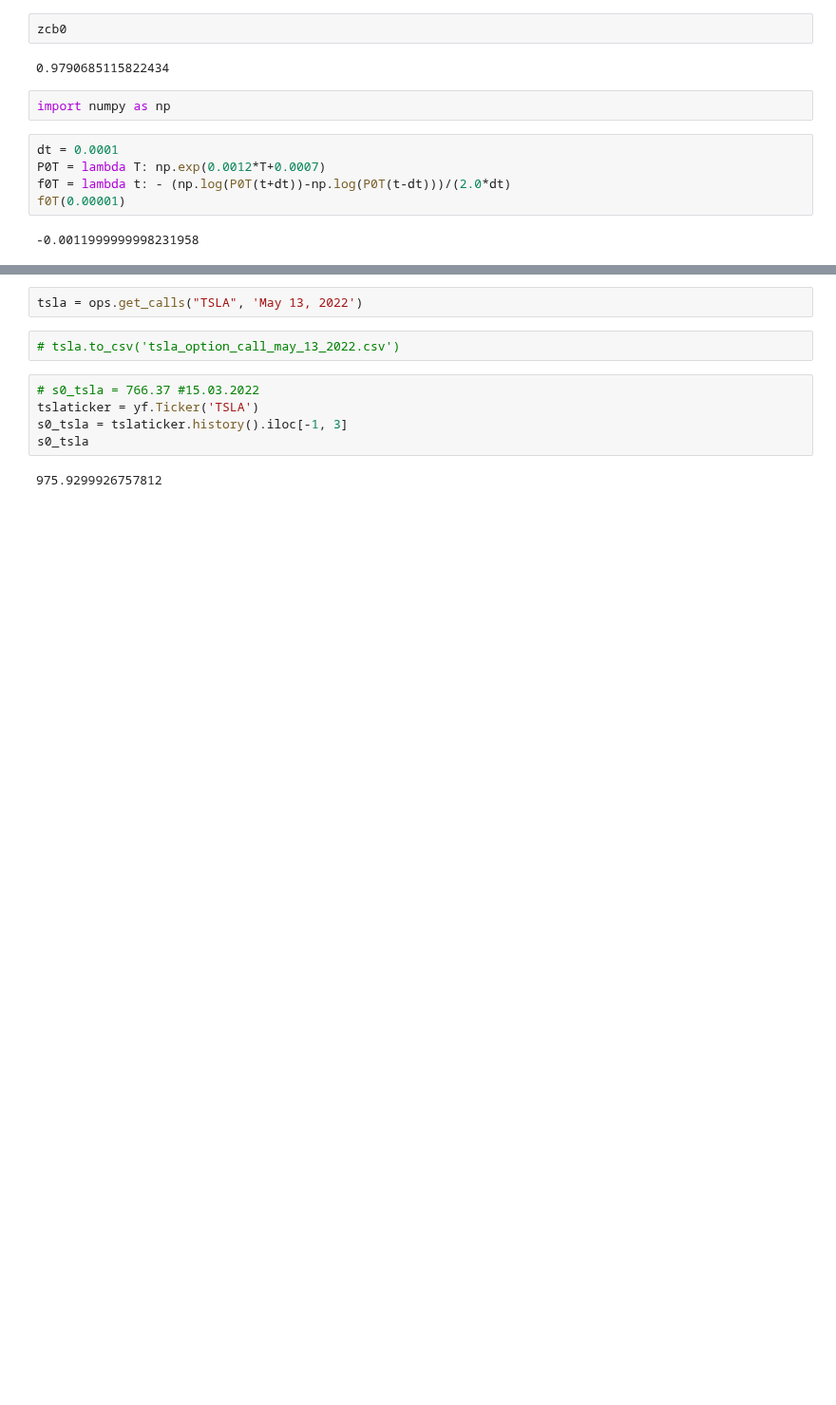
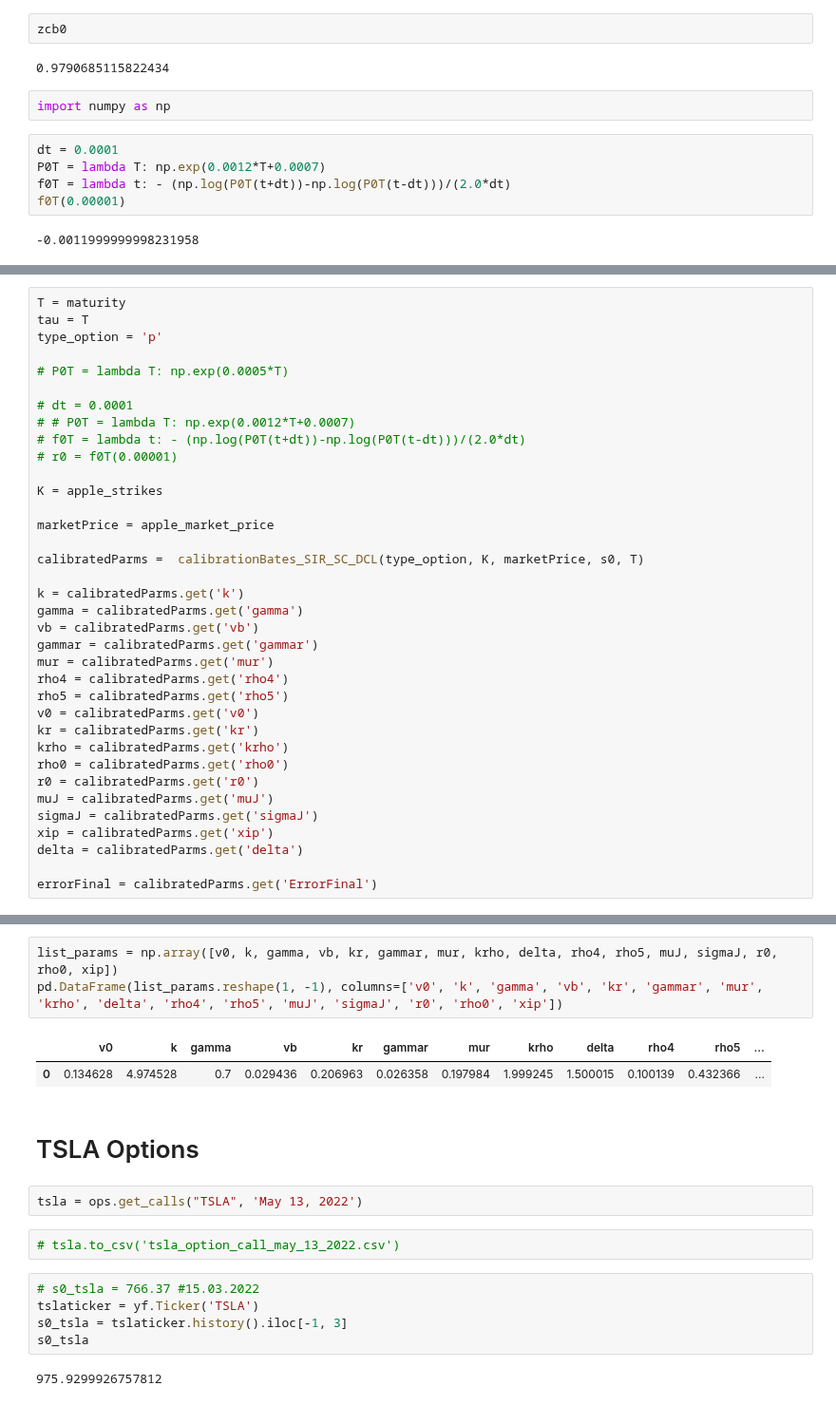
Before and after one commit to kirillzx/Generalized-Bates-model-draft, a Jupyter notebook: Calibrations/Calibration_Main_Puts.ipynb, the cells around one changed output, grey strips where cells are left out. Shown at 95% size. Drawn from its saved outputs; the diff is of its cells as text; blank space fills up the shorter version.

```diff
--- a/Calibrations/Calibration_Main_Puts.ipynb
+++ b/Calibrations/Calibration_Main_Puts.ipynb
@@ -828,0 +770,36 @@ np.sqrt(params_heston_AES.fun)
+# %%
+T = maturity
+tau = T
+type_option = 'p'
+
+# P0T = lambda T: np.exp(0.0005*T)
+
+# dt = 0.0001
+# # P0T = lambda T: np.exp(0.0012*T+0.0007)
+# f0T = lambda t: - (np.log(P0T(t+dt))-np.log(P0T(t-dt)))/(2.0*dt)
+# r0 = f0T(0.00001)
+
+K = apple_strikes
+
+marketPrice = apple_market_price
+
+calibratedParms =  calibrationBates_SIR_SC_DCL(type_option, K, marketPrice, s0, T)
+
+k = calibratedParms.get('k')
+gamma = calibratedParms.get('gamma')
+vb = calibratedParms.get('vb')
+gammar = calibratedParms.get('gammar')
+mur = calibratedParms.get('mur')
+rho4 = calibratedParms.get('rho4')
+rho5 = calibratedParms.get('rho5')
+v0 = calibratedParms.get('v0')
+kr = calibratedParms.get('kr')
+krho = calibratedParms.get('krho')
+rho0 = calibratedParms.get('rho0')
+r0 = calibratedParms.get('r0')
+muJ = calibratedParms.get('muJ')
+sigmaJ = calibratedParms.get('sigmaJ')
+xip = calibratedParms.get('xip')
+delta = calibratedParms.get('delta')
+
+errorFinal = calibratedParms.get('ErrorFinal')
@@ -829,3 +843,11 @@ np.sqrt(params_heston_AES.fun)
+# %%
+list_params = np.array([v0, k, gamma, vb, kr, gammar, mur, krho, delta, rho4, rho5, muJ, sigmaJ, r0, rho0, xip])
+pd.DataFrame(list_params.reshape(1, -1), columns=['v0', 'k', 'gamma', 'vb', 'kr', 'gammar', 'mur', 'krho', 'delta', 'rho4', 'rho5', 'muJ', 'sigmaJ', 'r0', 'rho0', 'xip'])
+# %% [output]
+|  | v0 | k | gamma | vb | kr | gammar | mur | krho | delta | rho4 | rho5 | ... |
+| 0 | 0.134628 | 4.974528 | 0.7 | 0.029436 | 0.206963 | 0.026358 | 0.197984 | 1.999245 | 1.500015 | 0.100139 | 0.432366 | ... |
+# %% [markdown]
+# TSLA Options
 # %%
 tsla = ops.get_calls("TSLA", 'May 13, 2022')
 # %%
```
Also changed, not shown: parts of 26 cells of this notebook.
